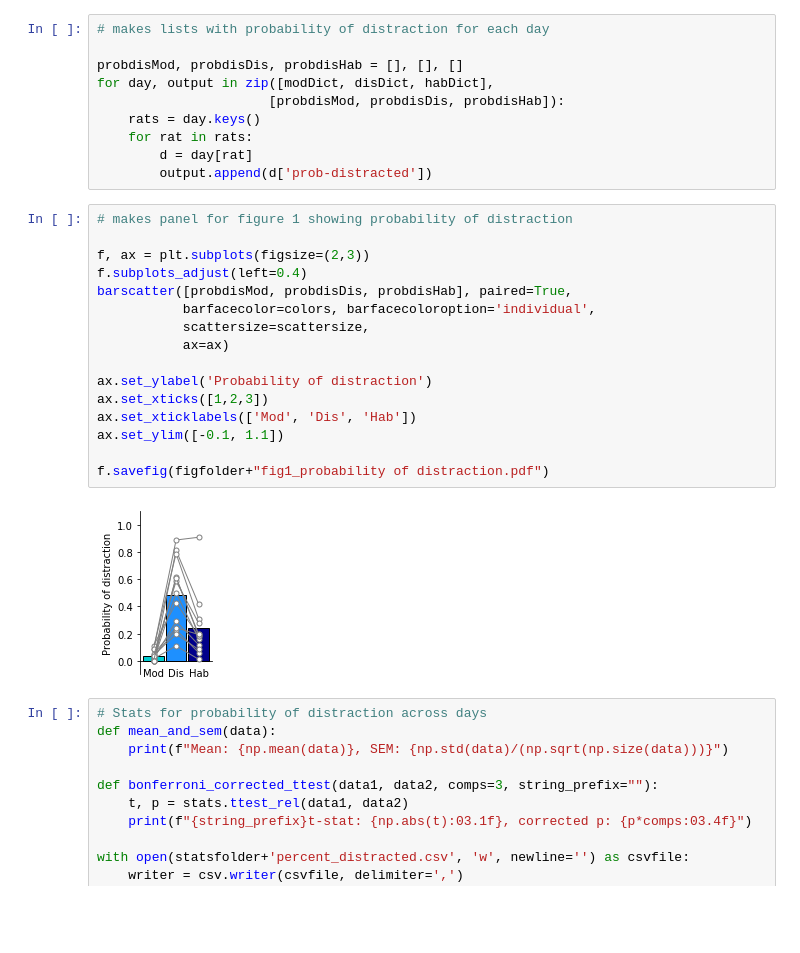
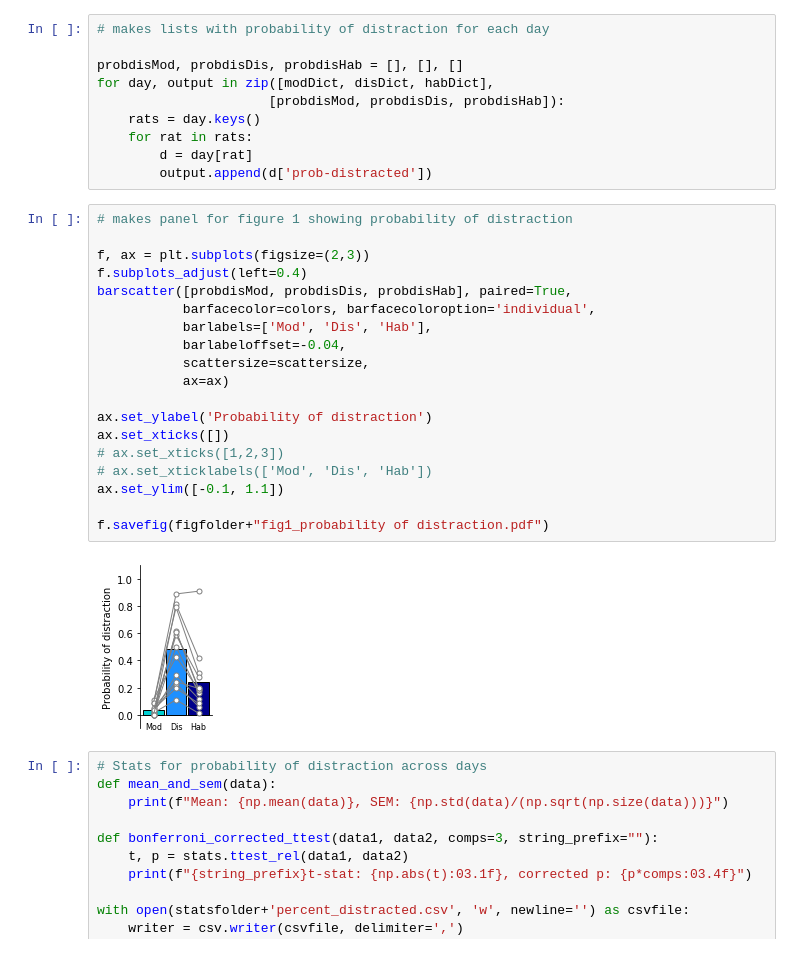
Before and after one commit to mccutcheonlab/distraction-peters, a Jupyter notebook: notebooks/01_dis-behavior.ipynb, the cells around one changed output. Saved outputs shown, nothing was run; the diff lists cells and outputs as text; blank space fills up the shorter version.

```diff
--- a/notebooks/01_dis-behavior.ipynb
+++ b/notebooks/01_dis-behavior.ipynb
@@ -59,21 +59,24 @@ for day, output in zip([modDict, disDict, habDict],
 # %%
 # makes panel for figure 1 showing probability of distraction
 
 f, ax = plt.subplots(figsize=(2,3))
 f.subplots_adjust(left=0.4)
 barscatter([probdisMod, probdisDis, probdisHab], paired=True,
            barfacecolor=colors, barfacecoloroption='individual',
+           barlabels=['Mod', 'Dis', 'Hab'],
+           barlabeloffset=-0.04,
            scattersize=scattersize,
            ax=ax)
 
 ax.set_ylabel('Probability of distraction')
-ax.set_xticks([1,2,3])
-ax.set_xticklabels(['Mod', 'Dis', 'Hab'])
+ax.set_xticks([])
+# ax.set_xticks([1,2,3])
+# ax.set_xticklabels(['Mod', 'Dis', 'Hab'])
 ax.set_ylim([-0.1, 1.1])
 
 f.savefig(figfolder+"fig1_probability of distraction.pdf")
 # %% [output]
-[figure, old version]
+[figure, new version]
 # %%
 # Stats for probability of distraction across days
 def mean_and_sem(data):
```
Also changed, not shown: parts of 1 cell of this notebook.
